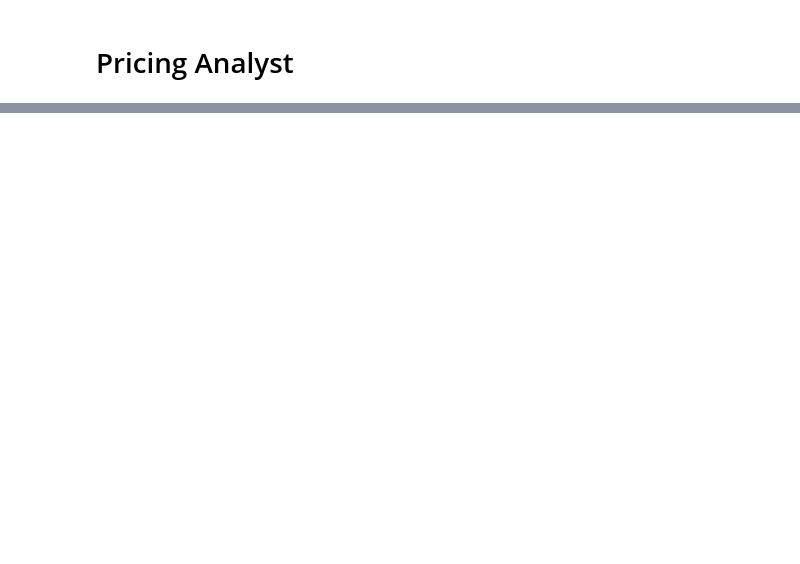
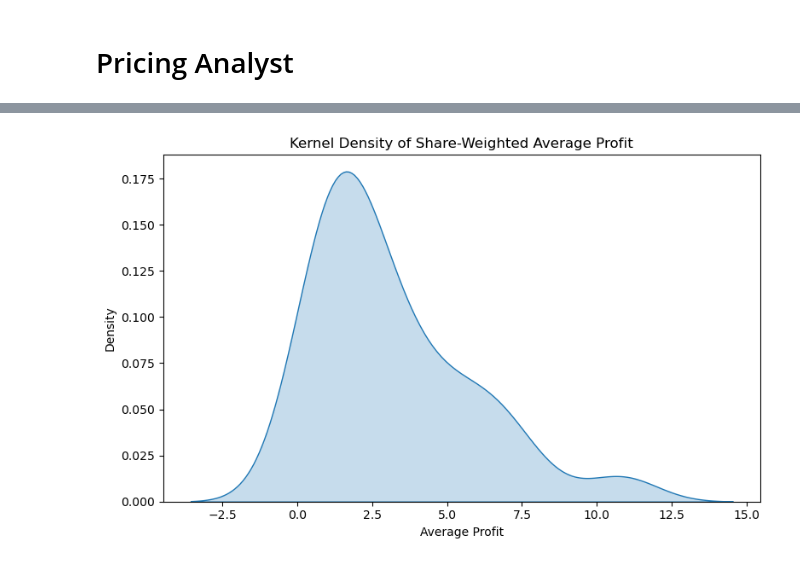
Before and after one commit to nathan4luu/DS-3001-Project-2, a Jupyter notebook: deliverables/pricing-analyst.ipynb, the cells around one changed output, grey strips where cells are left out. Saved outputs shown, nothing was run; the diff lists cells and outputs as text; code cells hidden in the pictures; blank space fills up the shorter version.

```diff
--- a/deliverables/pricing-analyst.ipynb
+++ b/deliverables/pricing-analyst.ipynb
@@ -39,0 +176,9 @@ This part of the work is the **pricing analyst** or **applied economist** role:
+# %%
+plt.figure(figsize=(8, 5))
+sns.kdeplot(data=df, x="average_profit", fill=True)
+plt.title("Kernel Density of Share-Weighted Average Profit")
+plt.xlabel("Average Profit")
+plt.tight_layout()
+plt.show()
+# %% [output]
+[figure, added]
```
Also changed, not shown: parts of 17 cells of this notebook.
